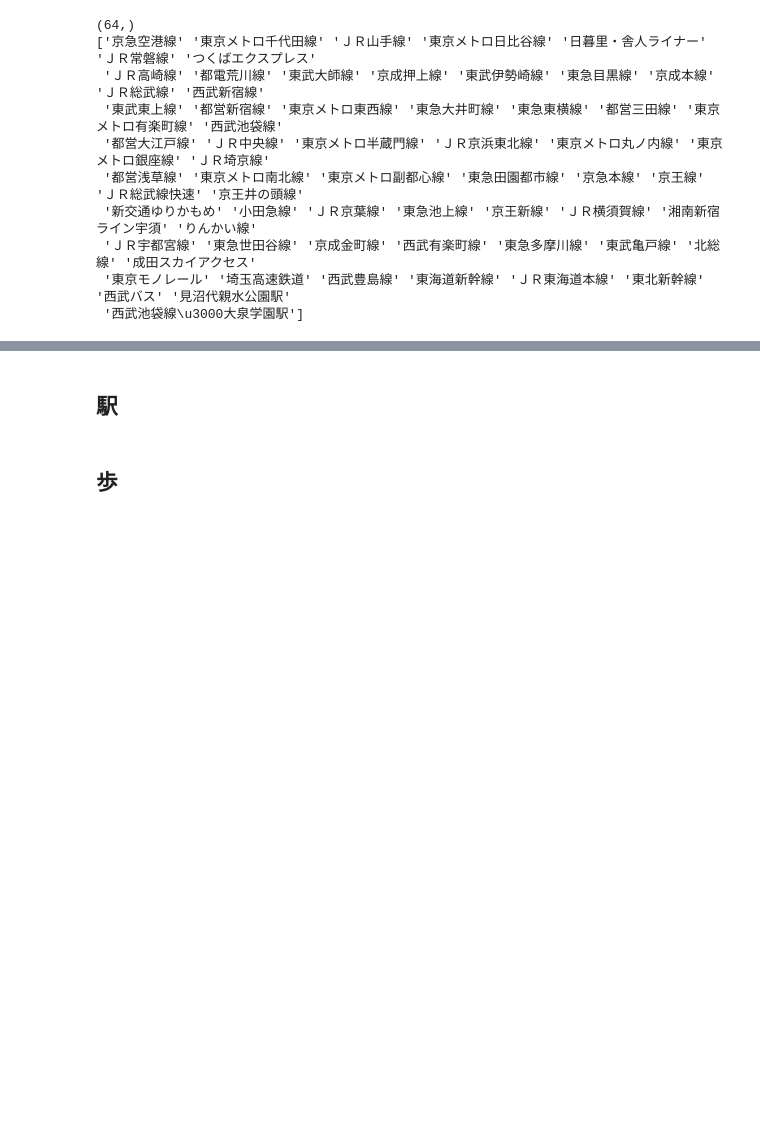
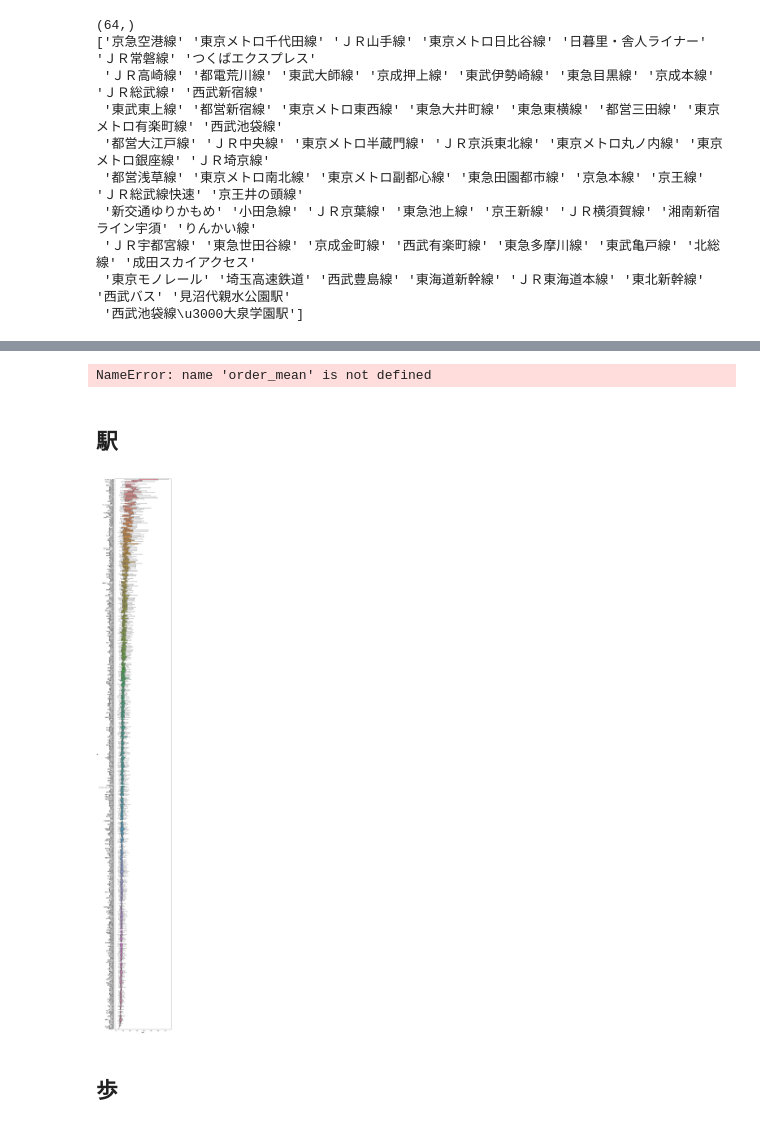
Before and after one commit to tomitayuuki/scraping_suumo, a Jupyter notebook: suumo_analytics.ipynb, the cells around one changed output, grey strips where cells are left out. Cells and saved outputs as stored; diff of their text form; code cells hidden in the pictures; blank space fills up the shorter version.

```diff
--- a/suumo_analytics.ipynb
+++ b/suumo_analytics.ipynb
@@ -127,4 +150,21 @@ print(suumo['路線'].unique())
+# %%
+# 路線ごとの賃料
+# 結構差があるような印象
+order = order_mean('路線', '賃料','mean', False)
+plt.figure(figsize=(8,6))
+sns.boxplot(data=suumo, x='賃料', y='路線', order=order, sym='')
+plt.show()
+# %% [output]
+NameError: name 'order_mean' is not defined
 # %% [markdown]
 ## 駅
+# %%
+# 駅と賃料
+order = order_mean('駅', '賃料','mean', False)
+plt.figure(figsize=(8,80))
+sns.boxplot(data=suumo, x='賃料', y='駅',order=order, sym='')
+plt.show()
+# %% [output]
+[figure, added]
 # %% [markdown]
 ## 歩
```
Also changed, not shown: parts of 7 cells of this notebook, 1 other file.
